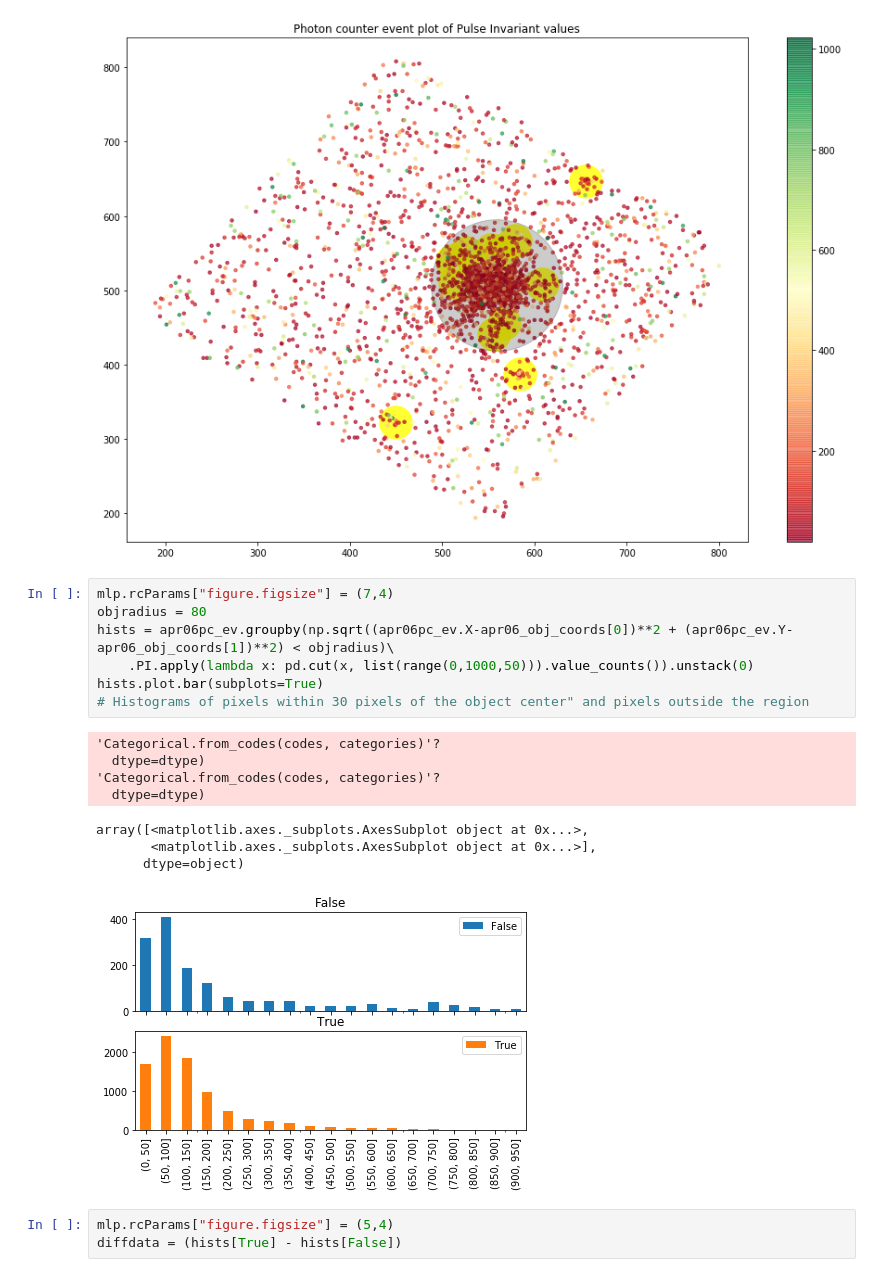
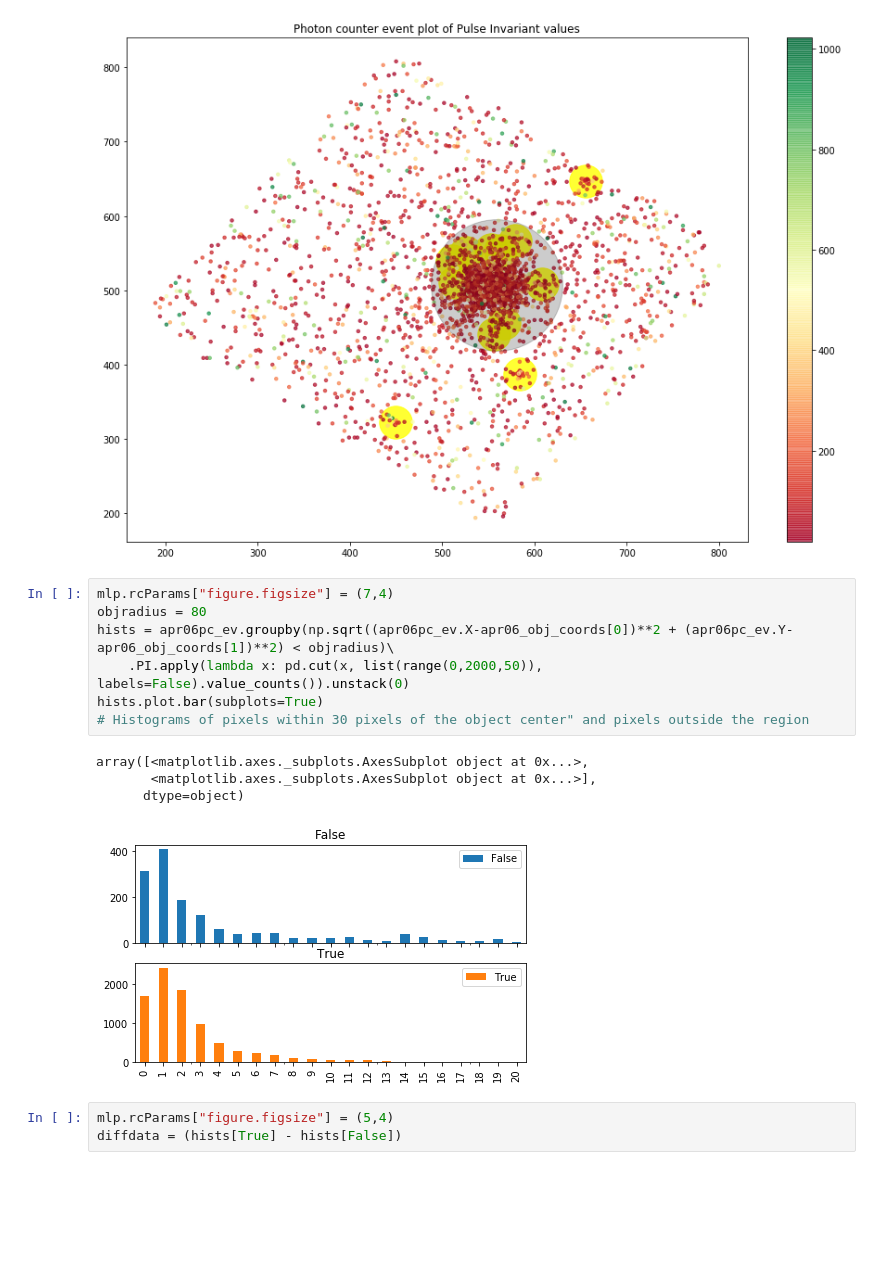
Before and after one commit to Guitlle/Astronomy-notebooks, a Jupyter notebook: AGNs/Exploring Swift x-ray data of PG1553+113.ipynb, the cells around one changed output. Cells and saved outputs as stored; diff of their text form; blank space fills up the shorter version.

Commit message:
Tweak the graph and add the image
Locally, pasting the image worked, but in github, it couldnt be seen.

```diff
--- a/AGNs/Exploring Swift x-ray data of PG1553+113.ipynb
+++ b/AGNs/Exploring Swift x-ray data of PG1553+113.ipynb
@@ -372,19 +372,15 @@ Text(0.5,1,'Photon counter event plot of Pulse Invariant values')
 # %%
 mlp.rcParams["figure.figsize"] = (7,4)
 objradius = 80
 hists = apr06pc_ev.groupby(np.sqrt((apr06pc_ev.X-apr06_obj_coords[0])**2 + (apr06pc_ev.Y-apr06_obj_coords[1])**2) < objradius)\
-    .PI.apply(lambda x: pd.cut(x, list(range(0,1000,50))).value_counts()).unstack(0)
+    .PI.apply(lambda x: pd.cut(x, list(range(0,2000,50)), labels=False).value_counts()).unstack(0)
 hists.plot.bar(subplots=True)
 # Histograms of pixels within 30 pixels of the object center" and pixels outside the region
 # %% [output]
-'Categorical.from_codes(codes, categories)'?
-  dtype=dtype)
-'Categorical.from_codes(codes, categories)'?
-  dtype=dtype)
+array([<matplotlib.axes._subplots.AxesSubplot object at 0x...>,
+       <matplotlib.axes._subplots.AxesSubplot object at 0x...>],
+      dtype=object)
-array([<matplotlib.axes._subplots.AxesSubplot object at 0x...>,
-       <matplotlib.axes._subplots.AxesSubplot object at 0x...>],
-      dtype=object)
-[figure, old version]
+[figure, new version]
 # %%
 mlp.rcParams["figure.figsize"] = (5,4)
 diffdata = (hists[True] - hists[False])
```
Also changed, not shown: parts of 3 cells of this notebook, 1 other file.
